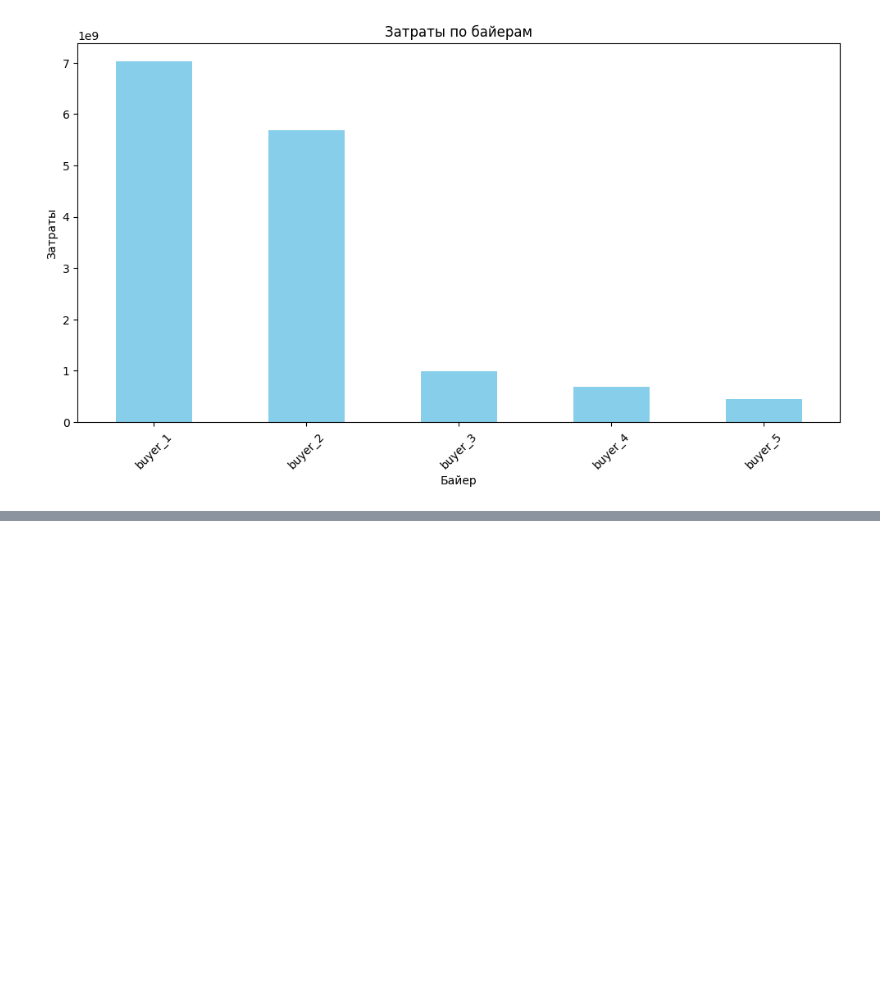
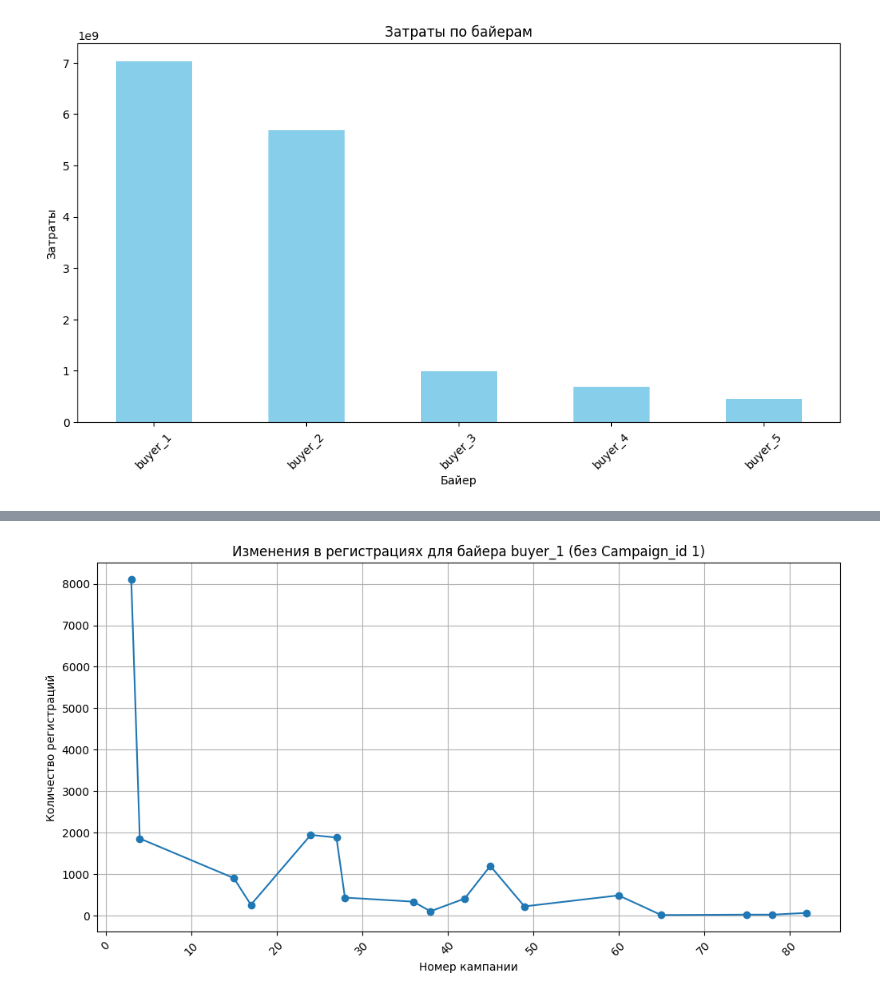
Before and after one commit to IsKate0021/METRICS, a Jupyter notebook: data_analysis.ipynb, the cells around one changed output, grey strips where cells are left out. Cells and saved outputs as stored; diff of their text form; code cells hidden in the pictures; blank space fills up the shorter version.

```diff
--- a/data_analysis.ipynb
+++ b/data_analysis.ipynb
@@ -98,0 +150,16 @@ plt.show()
+# %%
+# Фильтрация данных для определенного байера (например, 'buyer_1') и кампании (например, Campaign_id 1)
+buyer_filter = (data['Buyer'] == 'buyer_1') & (data['Campaign_id'] != 1)
+buyer_data = data[buyer_filter]
+
+# Создание линейного графика для изменений в регистрациях только для этого байера
+plt.figure(figsize=(12, 6))
+plt.plot(buyer_data['Campaign_id'], buyer_data['Registrations'], marker='o')
+plt.title('Изменения в регистрациях для байера buyer_1 (без Campaign_id 1)')
+plt.xlabel('Номер кампании')
+plt.ylabel('Количество регистраций')
+plt.grid(True)
+plt.xticks(rotation=45)
+plt.show()
+# %% [output]
+[figure, added]
```
Also changed, not shown: parts of 3 cells of this notebook.
